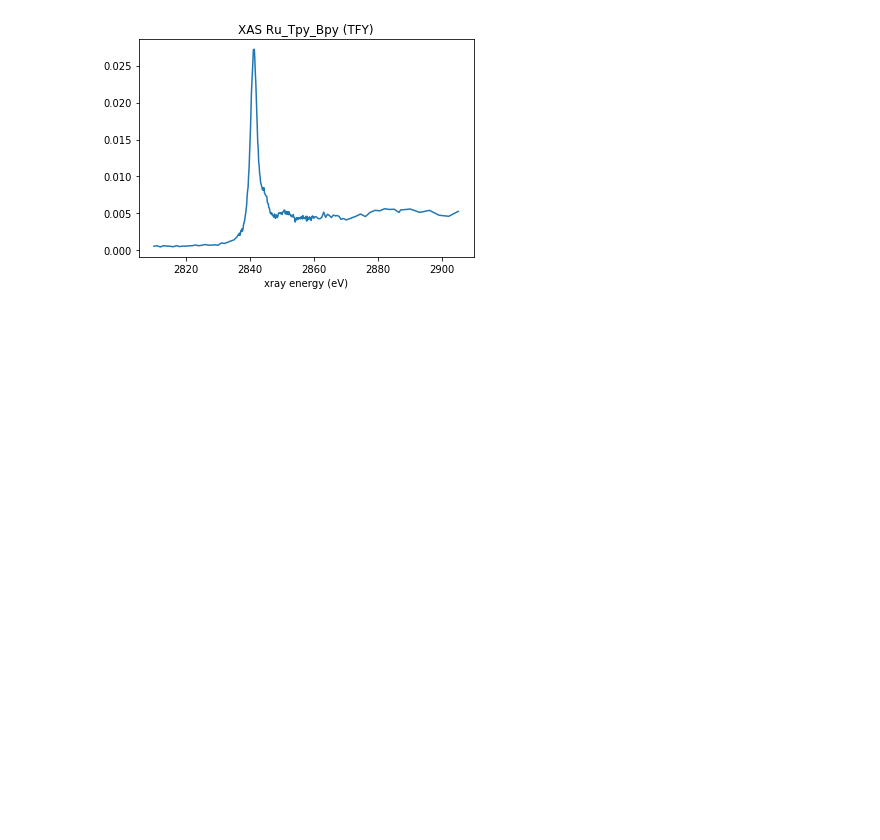
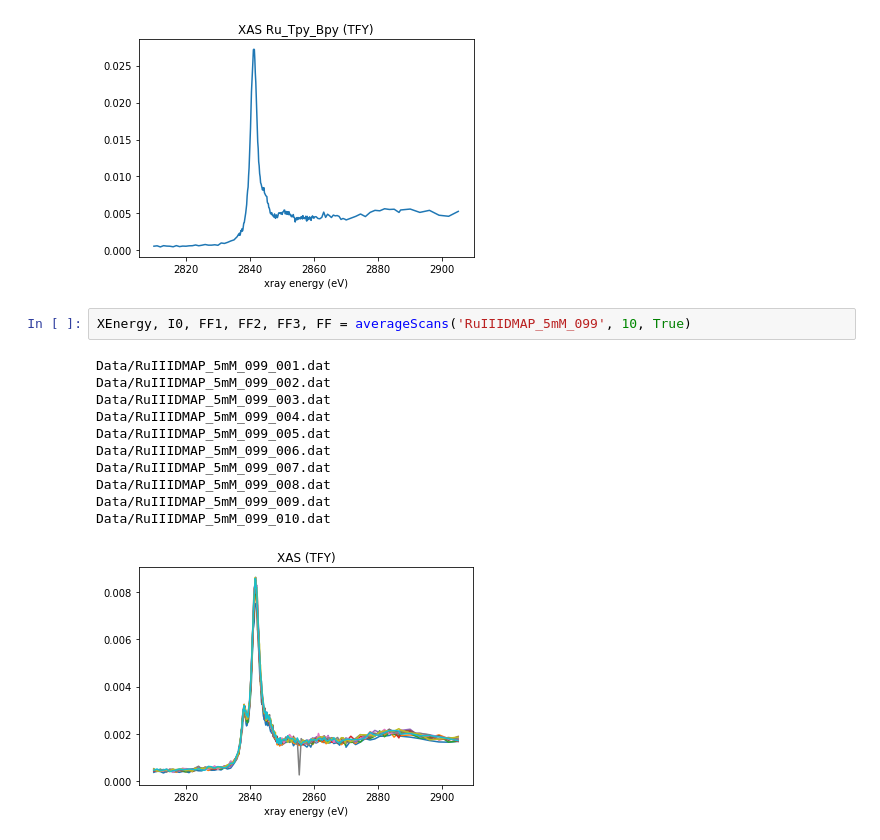
Before and after one commit to cliekhus/SSRL0719_BL143, a Jupyter notebook: PlotXAS.ipynb, the cells around one changed output. Cells and saved outputs as stored; diff of their text form; blank space fills up the shorter version.

```diff
--- a/PlotXAS.ipynb
+++ b/PlotXAS.ipynb
@@ -15,3 +15,17 @@ plt.title('XAS Ru_Tpy_Bpy (TFY)')
 # %% [output]
 Text(0.5, 1.0, 'XAS Ru_Tpy_Bpy (TFY)')
 [figure]
+# %%
+XEnergy, I0, FF1, FF2, FF3, FF = averageScans('RuIIIDMAP_5mM_099', 10, True)
+# %% [output]
+Data/RuIIIDMAP_5mM_099_001.dat
+Data/RuIIIDMAP_5mM_099_002.dat
+Data/RuIIIDMAP_5mM_099_003.dat
+Data/RuIIIDMAP_5mM_099_004.dat
+Data/RuIIIDMAP_5mM_099_005.dat
+Data/RuIIIDMAP_5mM_099_006.dat
+Data/RuIIIDMAP_5mM_099_007.dat
+Data/RuIIIDMAP_5mM_099_008.dat
+Data/RuIIIDMAP_5mM_099_009.dat
+Data/RuIIIDMAP_5mM_099_010.dat
+[figure, added]
```
Also changed, not shown: parts of 1 cell of this notebook.
